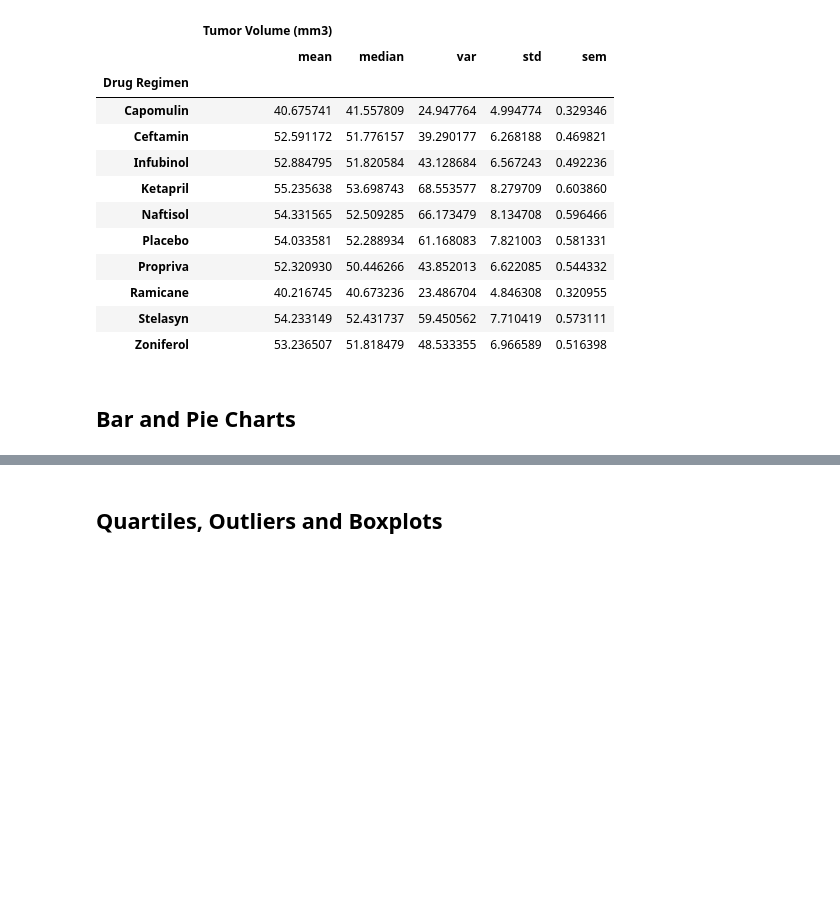
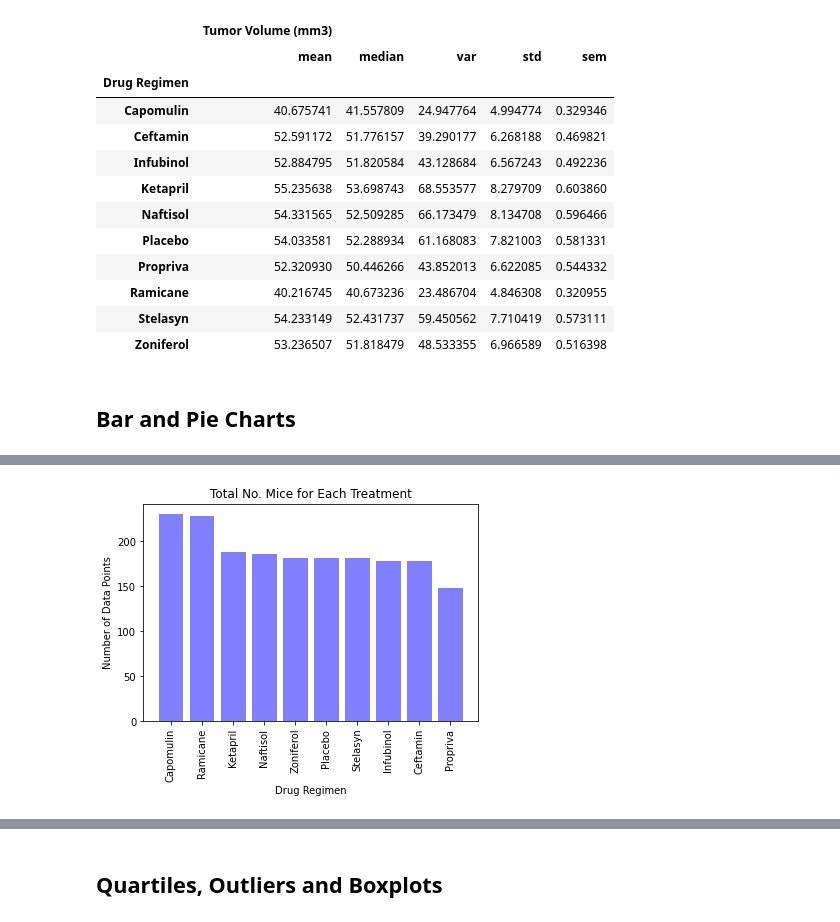
Before and after one commit to Bec-Gould/Matplotlib_Homework, a Jupyter notebook: pymaceuticals_starter.ipynb, the cells around one changed output, grey strips where cells are left out. Saved outputs shown, nothing was run; the diff lists cells and outputs as text; code cells hidden in the pictures; blank space fills up the shorter version.

```diff
--- a/pymaceuticals_starter.ipynb
+++ b/pymaceuticals_starter.ipynb
@@ -167,2 +178,22 @@ clean_mouse_summary2
+# %%
+# Generate a bar plot showing the total number of mice for each treatment throughout the course of the study using pyplot.
+drug_regimen_counts = clean_mouse_df["Drug Regimen"].value_counts()
+
+x_axis = np.arange(len(drug_regimen_counts))
+tick_locations = [value for value in x_axis]
+
+plt.xticks(tick_locations, ["Capomulin","Ramicane","Ketapril","Naftisol","Zoniferol","Placebo",
+                            "Stelasyn","Infubinol","Ceftamin","Propriva"], rotation="vertical")
+
+plt.bar(x_axis, drug_regimen_counts, facecolor="b", alpha=0.5, align="center")
+
+plt.title("Total No. Mice for Each Treatment")
+plt.xlabel("Drug Regimen")
+plt.ylabel("Number of Data Points")
+
+
+plt.show()
+# %% [output]
+[figure, added]
 # %%
 # Generate a pie plot showing the distribution of female versus male mice using pandas
```
Also changed, not shown: parts of 21 cells of this notebook, 2 other files.
